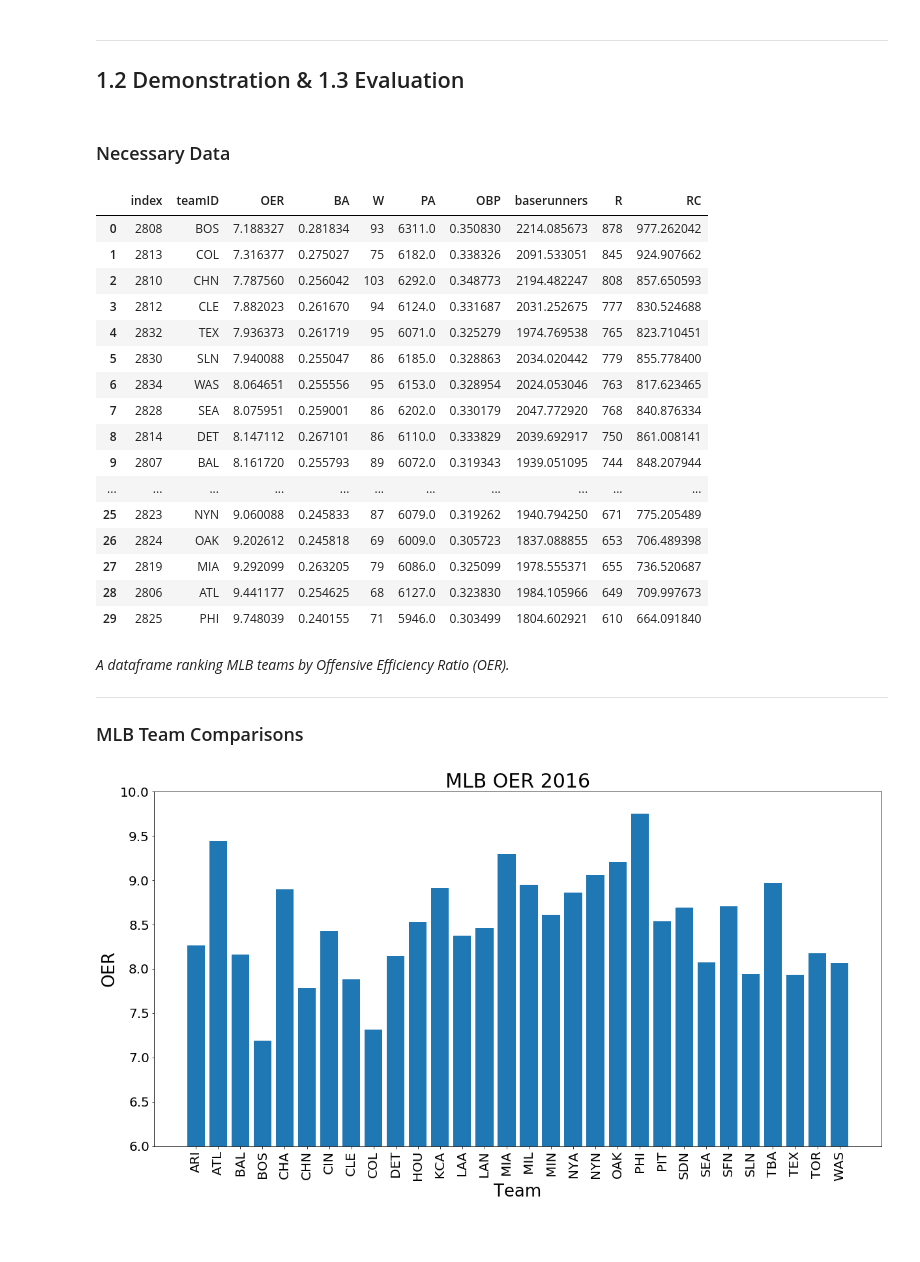
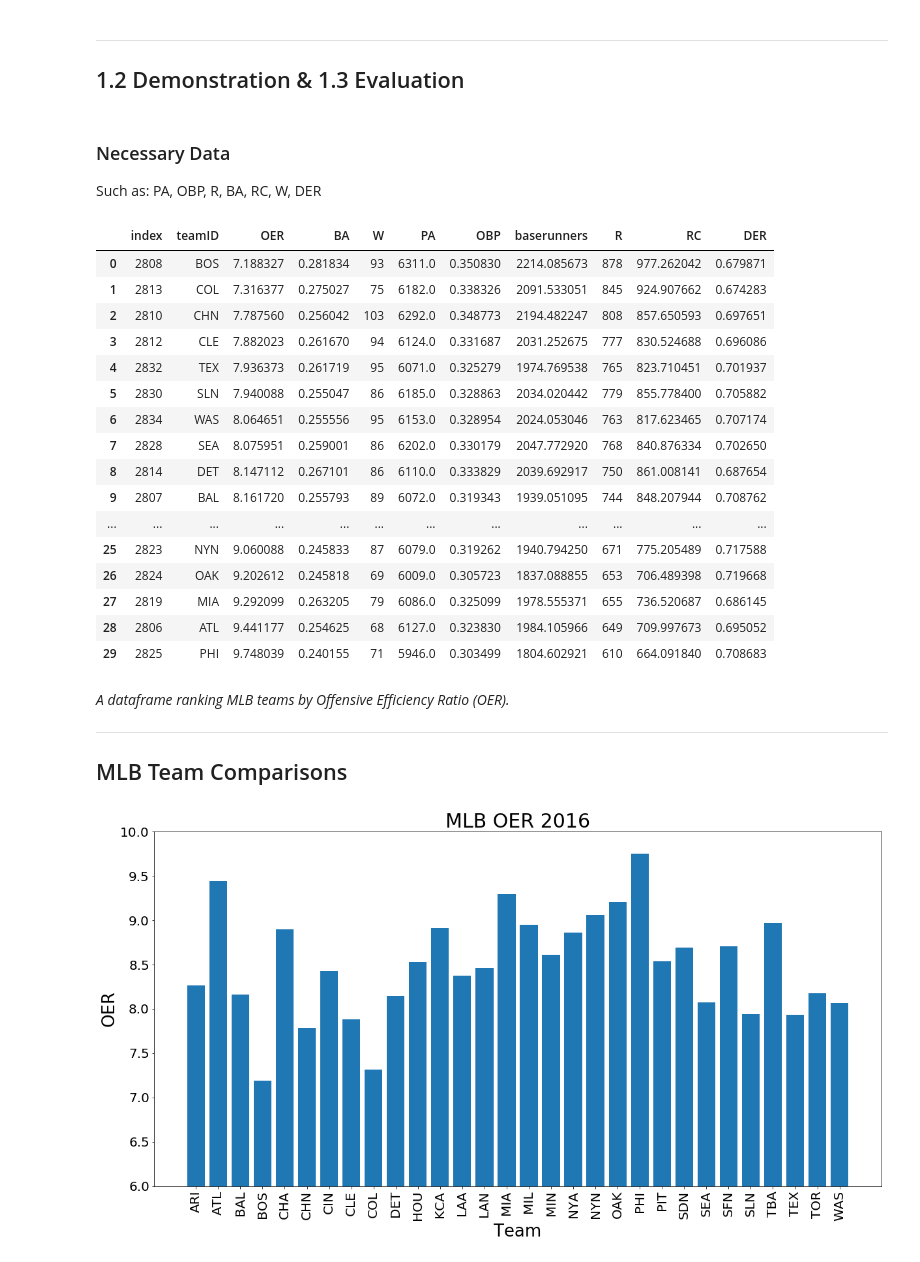
Before and after one commit to bittybueno/sabr-final, a Jupyter notebook: Sabermetrics Final Project.ipynb, the cells around one changed output. Cells and saved outputs as stored; diff of their text form; code cells hidden in the pictures; blank space fills up the shorter version.

```diff
--- a/Sabermetrics Final Project.ipynb
+++ b/Sabermetrics Final Project.ipynb
@@ -55,50 +55,51 @@ import statsmodels.api as sm
 #data
 download_lahman()
 teams = teams()
-# %% [markdown]
-### Necessary Data
+# %% [markdown]
+### Necessary Data
+Such as: PA, OBP, R, BA, RC, W, DER
 # %%
 # 2016 data only
 teams2016 = teams.loc[teams['yearID']==2016].copy()
 
 ################################################################
 
 # Calculate PA, OBP, BA, baserunners (apprx), and OER
 teams2016['PA'] = teams2016['AB']+teams2016['BB']+teams2016['HBP']+teams2016['SF']#+teams2016['SH']
 teams2016['OBP'] = (teams2016['H']+teams2016['BB']+teams2016['HBP'])/(teams2016['AB']+teams2016['BB']+teams2016['SF'])
 teams2016['OER'] = (teams2016['PA']+teams2016['OBP'])/teams2016['R']
 teams2016['BA'] = teams2016['H']/teams2016['AB']
 teams2016['baserunners'] = teams2016['PA']*teams2016['OBP']
 teams2016['TB'] = (teams2016['H']-teams2016['2B']-teams2016['3B'])+(2*teams2016['2B'])+(3*teams2016['3B'])+(4*teams2016['HR'])
 teams2016['RC'] = ((teams2016['TB']*(teams2016['H']+teams2016['BB'])))/(teams2016['AB']+teams2016['BB'])
-
+teams2016['DER'] = 1 - ((teams2016['H']-teams2016['HR'])/(teams2016['PA']-teams2016['BB']-teams2016['SO']-teams2016['HBP']-teams2016['HR']))
 ################################################################
 
 # Gather everything & sort
-teams2016 = teams2016[['teamID', 'OER','BA','W','PA','OBP', 'baserunners', 'R','RC']].sort_values('OER', ascending=True).reset_index()
+teams2016 = teams2016[['teamID', 'OER','BA','W','PA','OBP', 'baserunners', 'R','RC', 'DER']].sort_values('OER', ascending=True).reset_index()
 teams2016
 # %% [output]
-|  | index | teamID | OER | BA | W | PA | OBP | baserunners | R | RC |
-| 0 | 2808 | BOS | 7.188327 | 0.281834 | 93 | 6311.0 | 0.350830 | 2214.085673 | 878 | 977.262042 |
-| 1 | 2813 | COL | 7.316377 | 0.275027 | 75 | 6182.0 | 0.338326 | 2091.533051 | 845 | 924.907662 |
-| 2 | 2810 | CHN | 7.787560 | 0.256042 | 103 | 6292.0 | 0.348773 | 2194.482247 | 808 | 857.650593 |
-| 3 | 2812 | CLE | 7.882023 | 0.261670 | 94 | 6124.0 | 0.331687 | 2031.252675 | 777 | 830.524688 |
-| 4 | 2832 | TEX | 7.936373 | 0.261719 | 95 | 6071.0 | 0.325279 | 1974.769538 | 765 | 823.710451 |
-| 5 | 2830 | SLN | 7.940088 | 0.255047 | 86 | 6185.0 | 0.328863 | 2034.020442 | 779 | 855.778400 |
-| 6 | 2834 | WAS | 8.064651 | 0.255556 | 95 | 6153.0 | 0.328954 | 2024.053046 | 763 | 817.623465 |
-| 7 | 2828 | SEA | 8.075951 | 0.259001 | 86 | 6202.0 | 0.330179 | 2047.772920 | 768 | 840.876334 |
-| 8 | 2814 | DET | 8.147112 | 0.267101 | 86 | 6110.0 | 0.333829 | 2039.692917 | 750 | 861.008141 |
-| 9 | 2807 | BAL | 8.161720 | 0.255793 | 89 | 6072.0 | 0.319343 | 1939.051095 | 744 | 848.207944 |
-| ... | ... | ... | ... | ... | ... | ... | ... | ... | ... | ... |
-| 25 | 2823 | NYN | 9.060088 | 0.245833 | 87 | 6079.0 | 0.319262 | 1940.794250 | 671 | 775.205489 |
-| 26 | 2824 | OAK | 9.202612 | 0.245818 | 69 | 6009.0 | 0.305723 | 1837.088855 | 653 | 706.489398 |
-| 27 | 2819 | MIA | 9.292099 | 0.263205 | 79 | 6086.0 | 0.325099 | 1978.555371 | 655 | 736.520687 |
-| 28 | 2806 | ATL | 9.441177 | 0.254625 | 68 | 6127.0 | 0.323830 | 1984.105966 | 649 | 709.997673 |
-| 29 | 2825 | PHI | 9.748039 | 0.240155 | 71 | 5946.0 | 0.303499 | 1804.602921 | 610 | 664.091840 |
+|  | index | teamID | OER | BA | W | PA | OBP | baserunners | R | RC | DER |
+| 0 | 2808 | BOS | 7.188327 | 0.281834 | 93 | 6311.0 | 0.350830 | 2214.085673 | 878 | 977.262042 | 0.679871 |
+| 1 | 2813 | COL | 7.316377 | 0.275027 | 75 | 6182.0 | 0.338326 | 2091.533051 | 845 | 924.907662 | 0.674283 |
+| 2 | 2810 | CHN | 7.787560 | 0.256042 | 103 | 6292.0 | 0.348773 | 2194.482247 | 808 | 857.650593 | 0.697651 |
+| 3 | 2812 | CLE | 7.882023 | 0.261670 | 94 | 6124.0 | 0.331687 | 2031.252675 | 777 | 830.524688 | 0.696086 |
+| 4 | 2832 | TEX | 7.936373 | 0.261719 | 95 | 6071.0 | 0.325279 | 1974.769538 | 765 | 823.710451 | 0.701937 |
+| 5 | 2830 | SLN | 7.940088 | 0.255047 | 86 | 6185.0 | 0.328863 | 2034.020442 | 779 | 855.778400 | 0.705882 |
+| 6 | 2834 | WAS | 8.064651 | 0.255556 | 95 | 6153.0 | 0.328954 | 2024.053046 | 763 | 817.623465 | 0.707174 |
+| 7 | 2828 | SEA | 8.075951 | 0.259001 | 86 | 6202.0 | 0.330179 | 2047.772920 | 768 | 840.876334 | 0.702650 |
+| 8 | 2814 | DET | 8.147112 | 0.267101 | 86 | 6110.0 | 0.333829 | 2039.692917 | 750 | 861.008141 | 0.687654 |
+| 9 | 2807 | BAL | 8.161720 | 0.255793 | 89 | 6072.0 | 0.319343 | 1939.051095 | 744 | 848.207944 | 0.708762 |
+| ... | ... | ... | ... | ... | ... | ... | ... | ... | ... | ... | ... |
+| 25 | 2823 | NYN | 9.060088 | 0.245833 | 87 | 6079.0 | 0.319262 | 1940.794250 | 671 | 775.205489 | 0.717588 |
+| 26 | 2824 | OAK | 9.202612 | 0.245818 | 69 | 6009.0 | 0.305723 | 1837.088855 | 653 | 706.489398 | 0.719668 |
+| 27 | 2819 | MIA | 9.292099 | 0.263205 | 79 | 6086.0 | 0.325099 | 1978.555371 | 655 | 736.520687 | 0.686145 |
+| 28 | 2806 | ATL | 9.441177 | 0.254625 | 68 | 6127.0 | 0.323830 | 1984.105966 | 649 | 709.997673 | 0.695052 |
+| 29 | 2825 | PHI | 9.748039 | 0.240155 | 71 | 5946.0 | 0.303499 | 1804.602921 | 610 | 664.091840 | 0.708683 |
 # %% [markdown]
 _A dataframe ranking MLB teams by Offensive Efficiency Ratio (OER)._
 ***
-### MLB Team Comparisons
+## MLB Team Comparisons
 # %%
 fig = plt.figure(figsize=(20,10))
 ax = fig.add_subplot(111)
```
Also changed, not shown: parts of 6 cells of this notebook, 1 other file.
